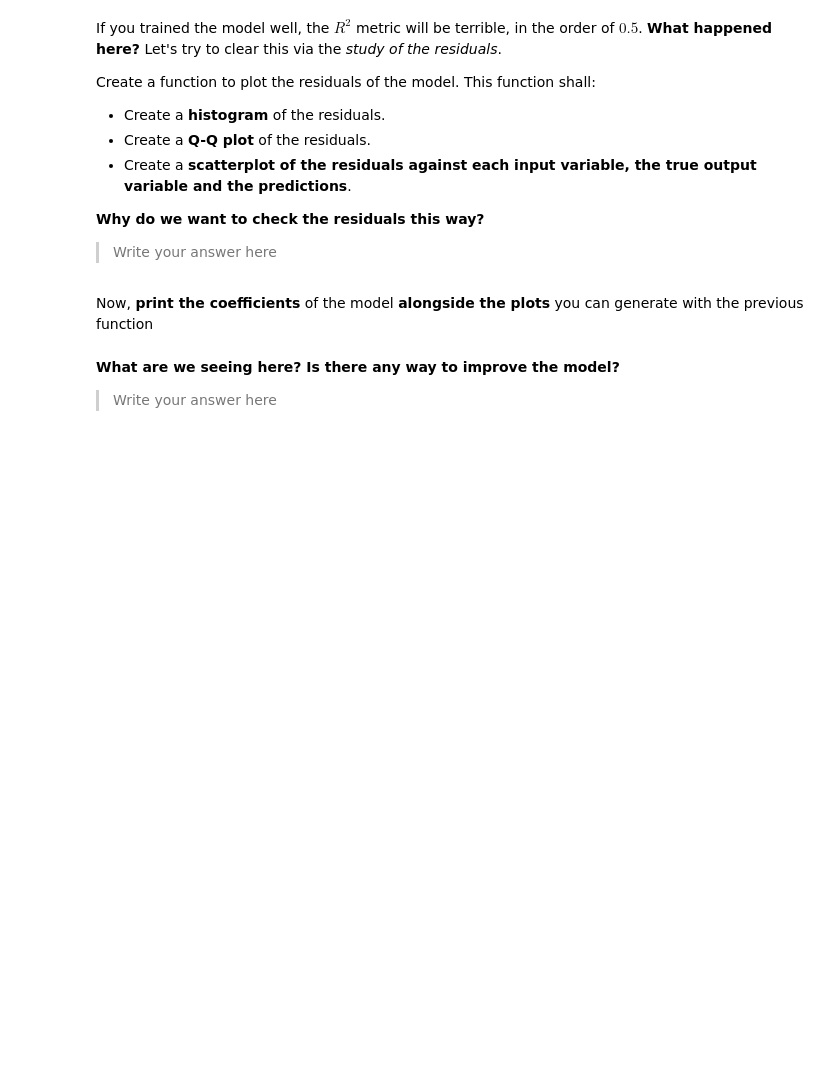
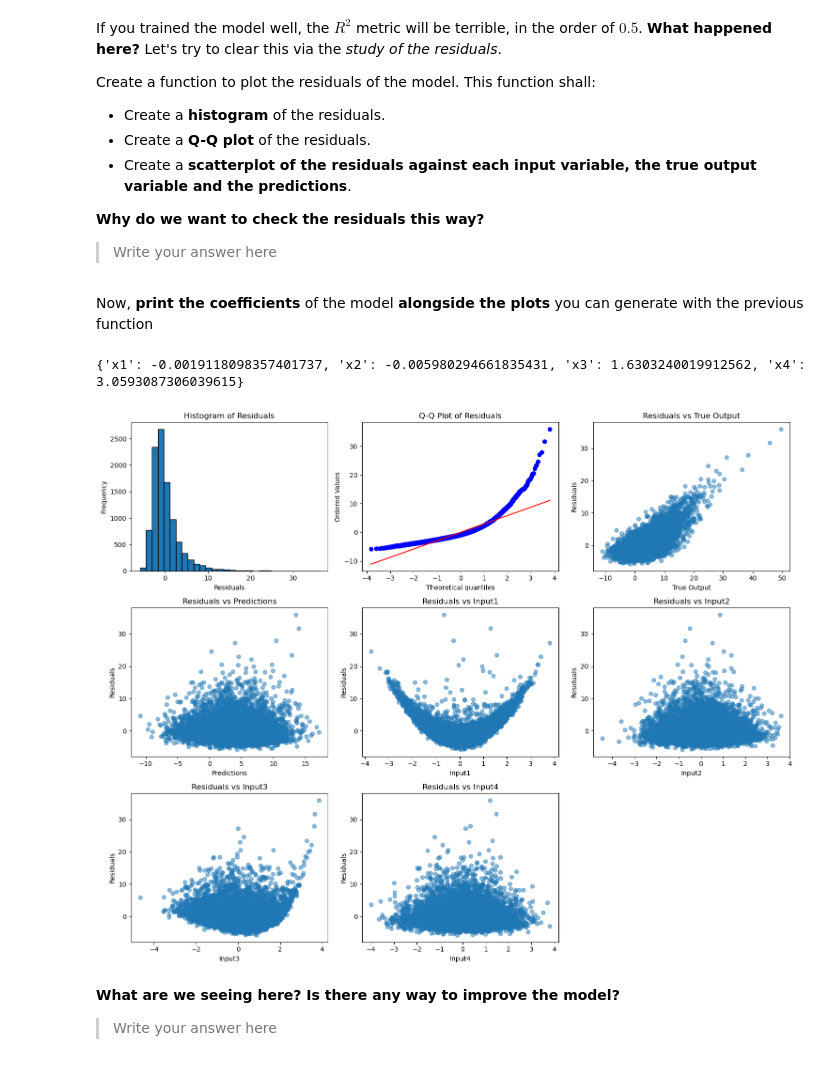
Before and after one commit to ICAI-IMAT-ML/p2-4-claudiaperezz, a Jupyter notebook: notebook/Lab_2_4_LR2.ipynb, the cells around one changed output. Cells and saved outputs as stored; diff of their text form; code cells hidden in the pictures; blank space fills up the shorter version.

```diff
--- a/notebook/Lab_2_4_LR2.ipynb
+++ b/notebook/Lab_2_4_LR2.ipynb
@@ -65,7 +66,7 @@ In the previous practice, you have trained a model assuming that the relationshi
 
 *The target variable is the last column of the dataset*
 # %%
-data = pd.read_csv("data/synthetic_dataset.csv")
+data = pd.read_csv("../data/synthetic_dataset.csv")
 
 # TODO: Obtain inputs and output from data
 X = data[['Input1', 'Input2', 'Input3', 'Input4']].values
@@ -74,7 +75,7 @@ y = data['Output'].values
 In this case we will skip the preprocessing and go straight to the modelling phase. Therefore, fit the model here.
 # %%
 # TODO: Train linear regression model
-linreg2 = LinearRegressor()
-linreg2.fit(X, y)
+linreg = LinearRegressor()
+linreg.fit(X, y)
 # %%
 # TODO: Obtain and print the regression performance metrics
@@ -154,12 +158,17 @@ def plot_residuals(data, output_column, prediction_column):
 Now, **print the coefficients** of the model **alongside the plots** you can generate with the previous function
 # %%
 # TODO:  First, construct a dictionary of the coefficients to print them
-coef_dict = {'intercept': linreg2.intercept, 'coeficients': linreg2.coefficients}
-print(f"Coefficients of the model: {coef_dict}")
+coef_dict = {}
+for i, coef in enumerate(linreg.coefficients):
+    coef_dict[f"x{i+1}"] = coef
+print(coef_dict)
 
 # Plot the residuals for the predictions
 data["Predictions"] = linreg.predict(X)
 plot_residuals(data, 'Output', 'Predictions')
+# %% [output]
+{'x1': -0.0019118098357401737, 'x2': -0.005980294661835431, 'x3': 1.6303240019912562, 'x4': 3.0593087306039615}
+[figure, added]
 # %% [markdown]
 **What are we seeing here? Is there any way to improve the model?**
 > Write your answer here
```
Also changed, not shown: parts of 16 cells of this notebook, 1 other file.
